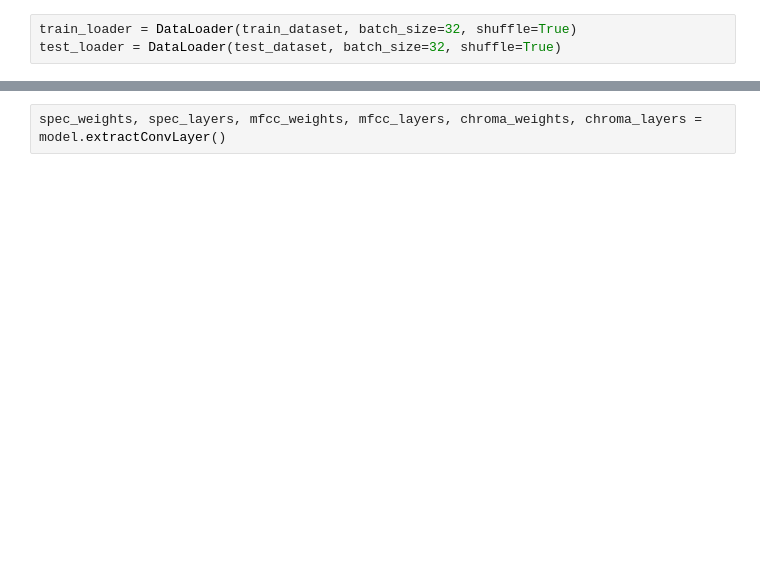
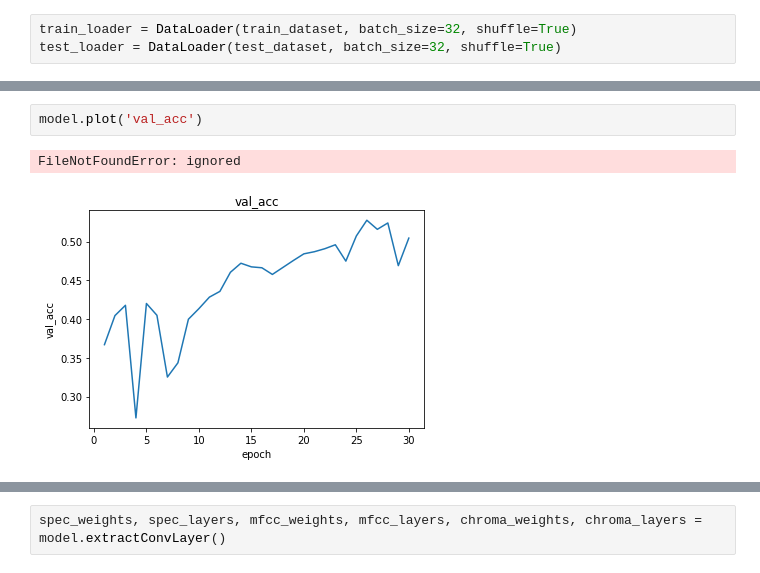
Before and after one commit to sangmin213/DialectClassification, a Jupyter notebook: model_final.ipynb, the cells around one changed output, grey strips where cells are left out. Drawn from its saved outputs; the diff is of its cells as text; blank space fills up the shorter version.

```diff
--- a/model_final.ipynb
+++ b/model_final.ipynb
@@ -1398,0 +1460,5 @@ model.plot('confusion_normalize_val')
+# %%
+model.plot('val_acc')
+# %% [output]
+FileNotFoundError: ignored
+[figure, added]
```
Also changed, not shown: parts of 26 cells of this notebook.
